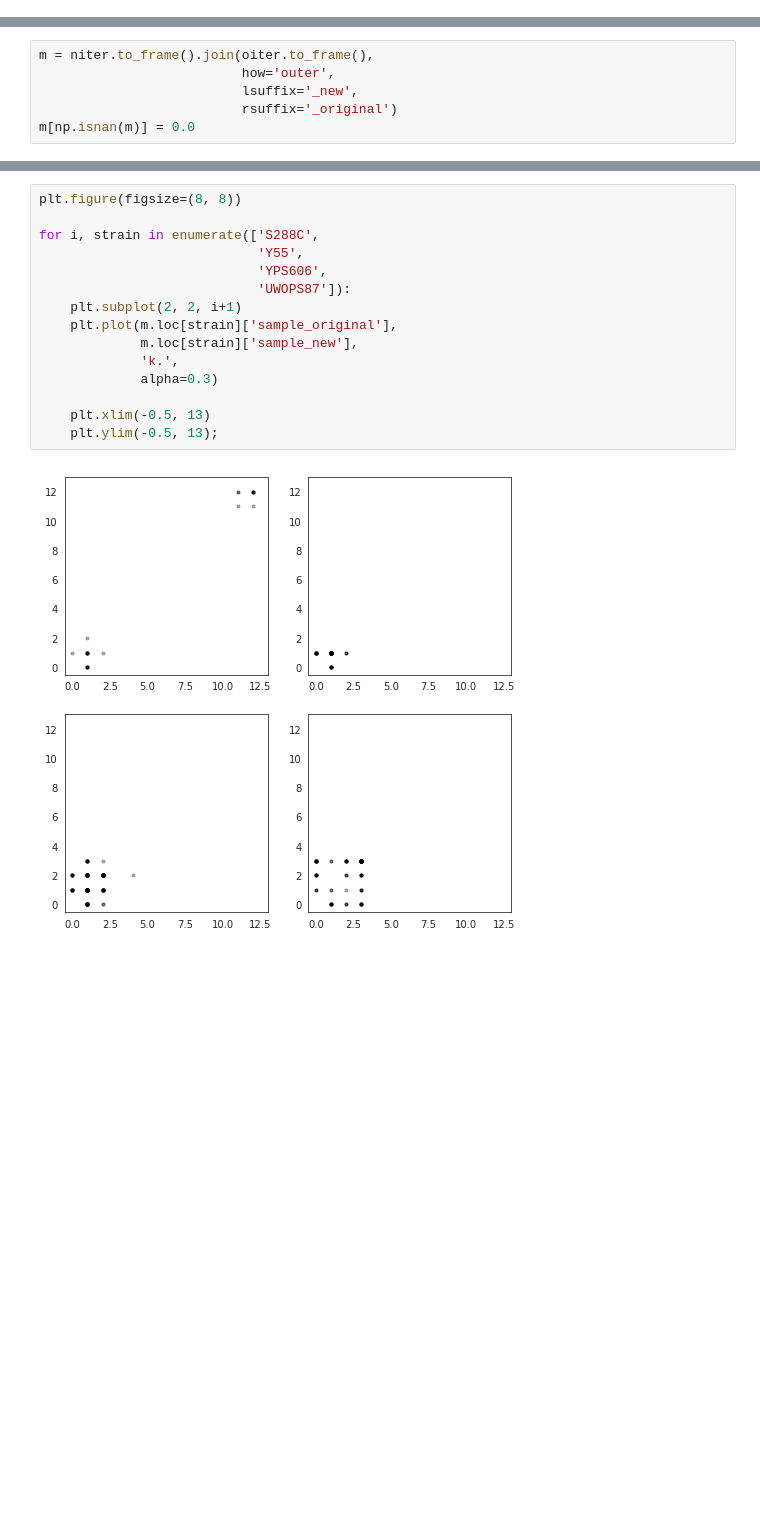
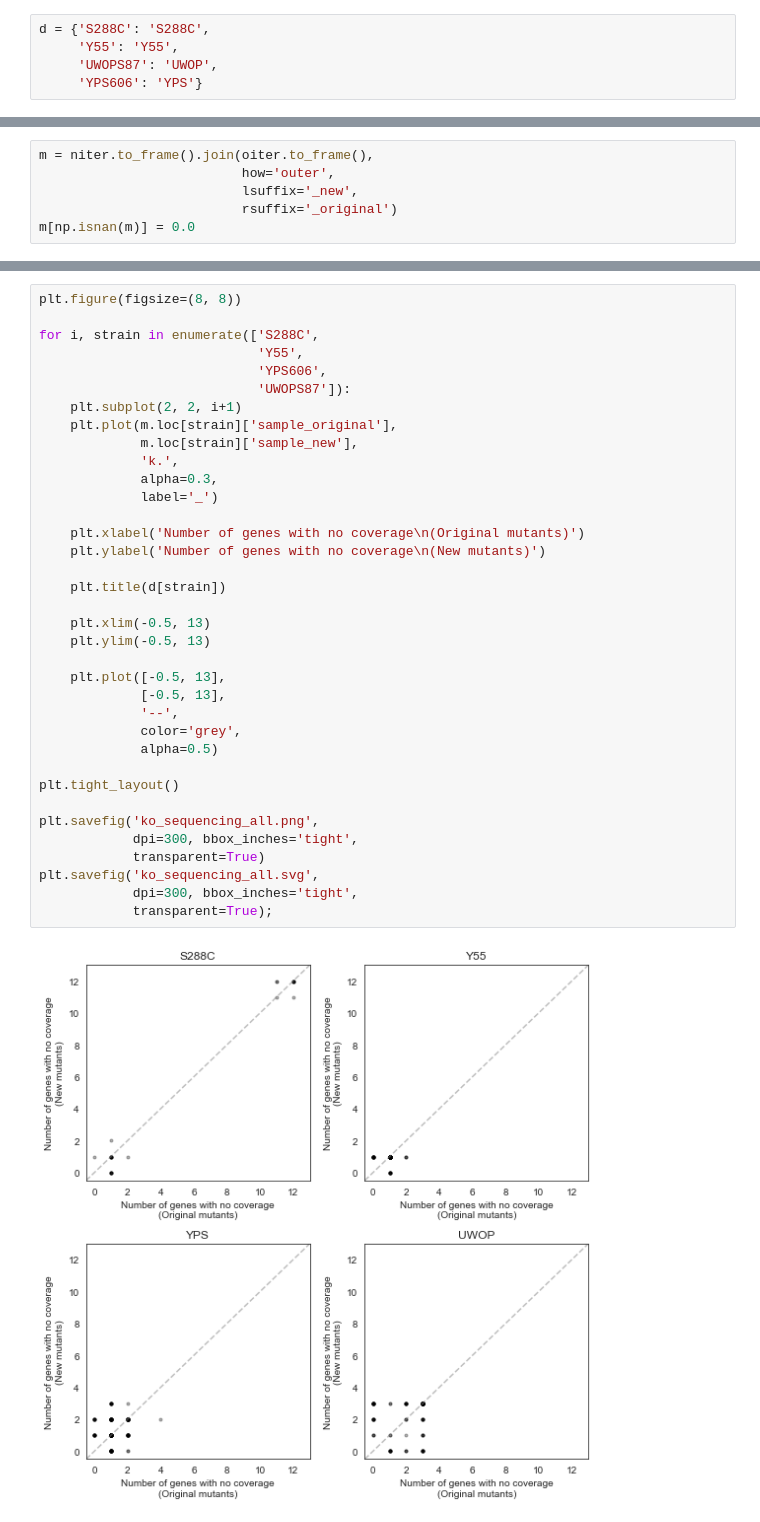
Before and after one commit to mgalardini/2018koyeast, a Jupyter notebook: notebooks/sequencing_kos.ipynb, the cells around one changed output, grey strips where cells are left out. Saved outputs shown, nothing was run; the diff lists cells and outputs as text; blank space fills up the shorter version.

Commit message:
More revisions work (sequencing)

```diff
--- a/notebooks/sequencing_kos.ipynb
+++ b/notebooks/sequencing_kos.ipynb
@@ -12,6 +12,11 @@ plt.rc('font', size=12)
 # %%
 import numpy as np
 import pandas as pd
+# %%
+d = {'S288C': 'S288C',
+     'Y55': 'Y55',
+     'UWOPS87': 'UWOP',
+     'YPS606': 'YPS'}
 # %%
 inter = pd.read_csv(kos, sep='\t')
 # %%
@@ -43,17 +69,38 @@ plt.plot(m['sample_original'],
 # %%
 plt.figure(figsize=(8, 8))
 
 for i, strain in enumerate(['S288C',
                             'Y55',
                             'YPS606',
                             'UWOPS87']):
     plt.subplot(2, 2, i+1)
     plt.plot(m.loc[strain]['sample_original'],
              m.loc[strain]['sample_new'],
              'k.',
-             alpha=0.3)
+             alpha=0.3,
+             label='_')
+
+    plt.xlabel('Number of genes with no coverage\n(Original mutants)')
+    plt.ylabel('Number of genes with no coverage\n(New mutants)')
+
+    plt.title(d[strain])
 
     plt.xlim(-0.5, 13)
-    plt.ylim(-0.5, 13);
+    plt.ylim(-0.5, 13)
+
+    plt.plot([-0.5, 13],
+             [-0.5, 13],
+             '--',
+             color='grey',
+             alpha=0.5)
+
+plt.tight_layout()
+
+plt.savefig('ko_sequencing_all.png',
+            dpi=300, bbox_inches='tight',
+            transparent=True)
+plt.savefig('ko_sequencing_all.svg',
+            dpi=300, bbox_inches='tight',
+            transparent=True);
 # %% [output]
-[figure, old version]
+[figure, new version]
```
Also changed, not shown: parts of 2 cells of this notebook.
